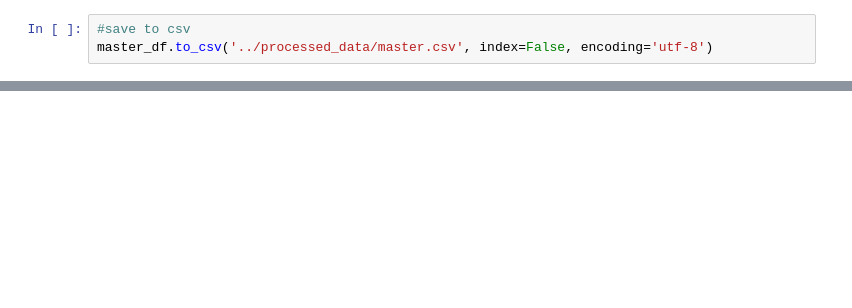
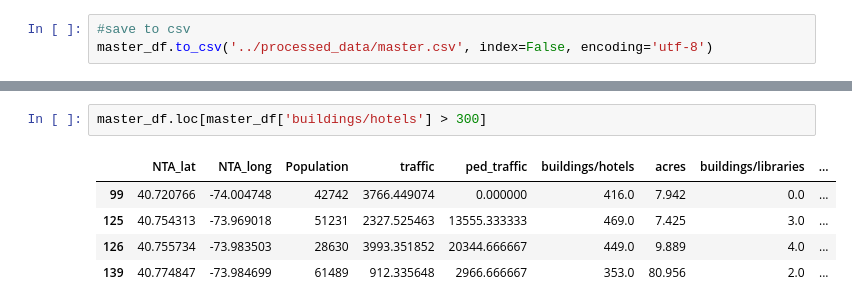
Before and after one commit to fynnweaver/Mid-Term-Project, a Jupyter notebook: notebooks/binning.ipynb, the cells around one changed output, grey strips where cells are left out. Drawn from its saved outputs; the diff is of its cells as text; blank space fills up the shorter version.

```diff
--- a/notebooks/binning.ipynb
+++ b/notebooks/binning.ipynb
@@ -143,0 +184,8 @@ master_df.describe()
+# %%
+master_df.loc[master_df['buildings/hotels'] > 300]
+# %% [output]
+|  | NTA_lat | NTA_long | Population | traffic | ped_traffic | buildings/hotels | acres | buildings/libraries | ... |
+| 99 | 40.720766 | -74.004748 | 42742 | 3766.449074 | 0.000000 | 416.0 | 7.942 | 0.0 | ... |
+| 125 | 40.754313 | -73.969018 | 51231 | 2327.525463 | 13555.333333 | 469.0 | 7.425 | 3.0 | ... |
+| 126 | 40.755734 | -73.983503 | 28630 | 3993.351852 | 20344.666667 | 449.0 | 9.889 | 4.0 | ... |
+| 139 | 40.774847 | -73.984699 | 61489 | 912.335648 | 2966.666667 | 353.0 | 80.956 | 2.0 | ... |
```
Also changed, not shown: parts of 13 cells of this notebook, 11 other files.
